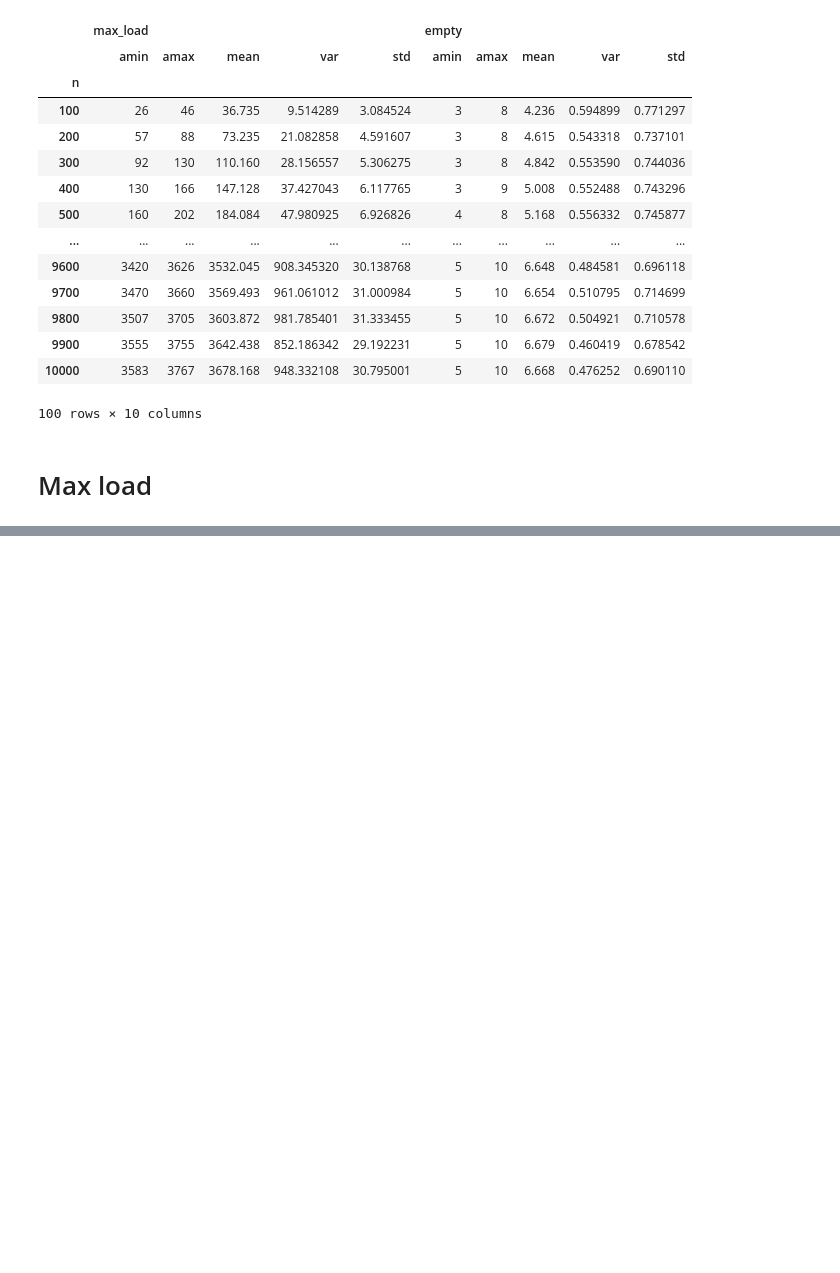
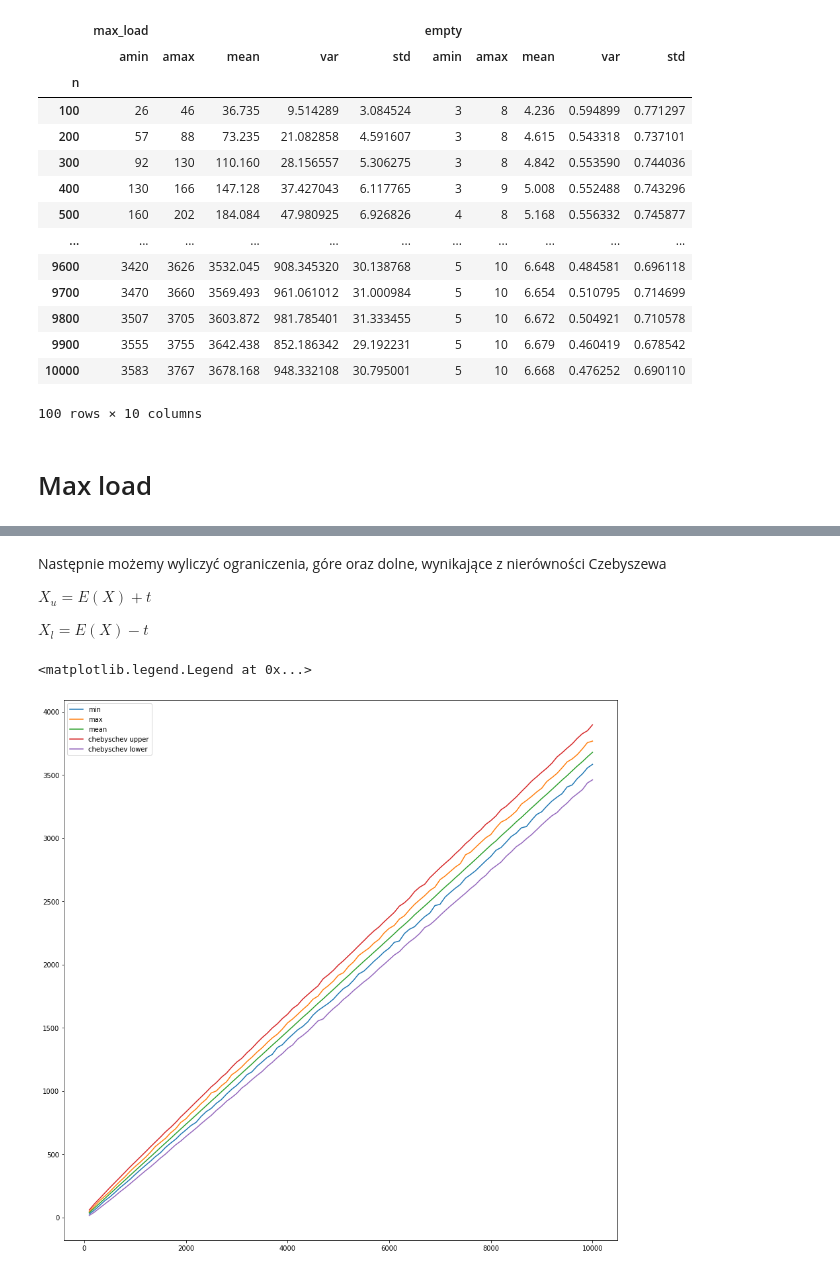
Before and after one commit to JakubGogola-IDENTT/mpa, a Jupyter notebook: lab4/analysis.ipynb, the cells around one changed output, grey strips where cells are left out. Saved outputs shown, nothing was run; the diff lists cells and outputs as text; code cells hidden in the pictures; blank space fills up the shorter version.

```diff
--- a/lab4/analysis.ipynb
+++ b/lab4/analysis.ipynb
@@ -49,3 +53,31 @@ Do analizy użyjemy nierówności Czebyszewa $P(|X - E(X)| \geq t) \leq \frac{\m
+# %%
+def compute_t(data):
+    return np.sqrt(data['var'] / 0.02)
 # %%
 max_load = summary['max_load']
 empty = summary['empty']
+# %%
+t_ml = compute_t(max_load)
+# %% [markdown]
+Następnie możemy wyliczyć ograniczenia, góre oraz dolne, wynikające z nierówności Czebyszewa
+
+$X_u = E(X) + t$
+
+$X_l = E(X) - t$
+# %%
+def compute_chebyschev_bounds(data, t):
+    return data['mean'] + t, data['mean'] -t
+# %%
+x_u_ml, x_l_ml = compute_chebyschev_bounds(max_load, t_ml)
+# %%
+x = np.linspace(100, 10000, 100)
+fig, ax = plt.subplots(figsize=(15,15))
+ax.plot(x, max_load['amin'], label='min')
+ax.plot(x, max_load['amax'], label='max')
+ax.plot(x, max_load['mean'], label='mean')
+ax.plot(x, x_u_ml, label='chebyschev upper')
+ax.plot(x, x_l_ml, label='chebyschev lower')
+ax.legend()
+# %% [output]
+<matplotlib.legend.Legend at 0x...>
+[figure, added]
```
Also changed, not shown: parts of 1 cell of this notebook, 1 other file.
